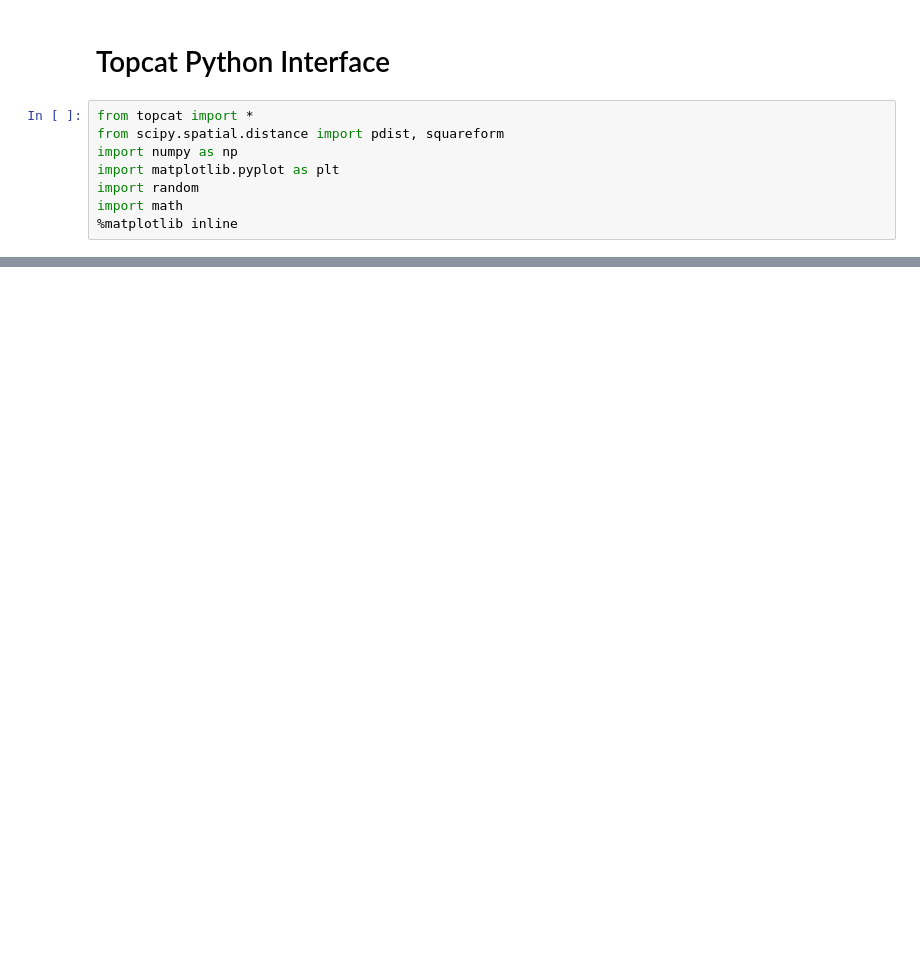
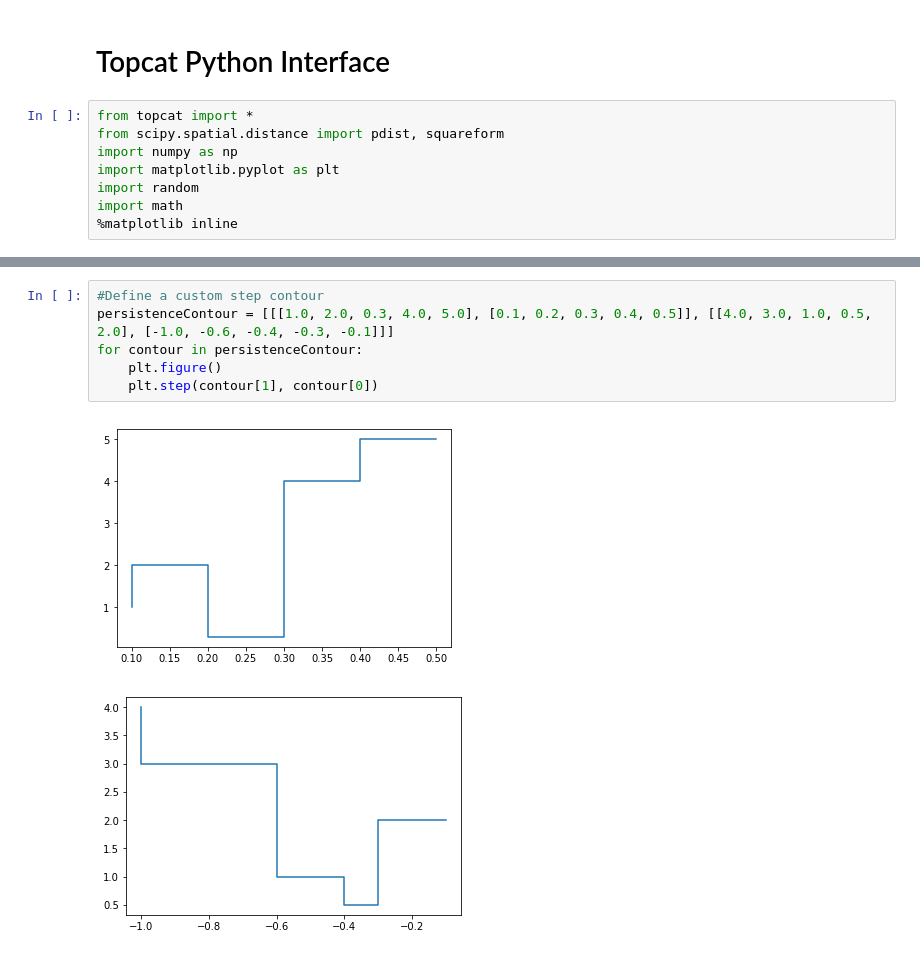
Before and after one commit to olivergafvert/topcat, a Jupyter notebook: python/example.ipynb, the cells around one changed output, grey strips where cells are left out. Saved outputs shown, nothing was run; the diff lists cells and outputs as text; blank space fills up the shorter version.

```diff
--- a/python/example.ipynb
+++ b/python/example.ipynb
@@ -147,0 +132,9 @@ The generators of the 0th persistence module
+# %%
+#Define a custom step contour
+persistenceContour = [[[1.0, 2.0, 0.3, 4.0, 5.0], [0.1, 0.2, 0.3, 0.4, 0.5]], [[4.0, 3.0, 1.0, 0.5, 2.0], [-1.0, -0.6, -0.4, -0.3, -0.1]]]
+for contour in persistenceContour:
+    plt.figure()
+    plt.step(contour[1], contour[0])
+# %% [output]
+[figure, added]
+[figure, added]
```
Also changed, not shown: parts of 14 cells of this notebook, 4 other files.
